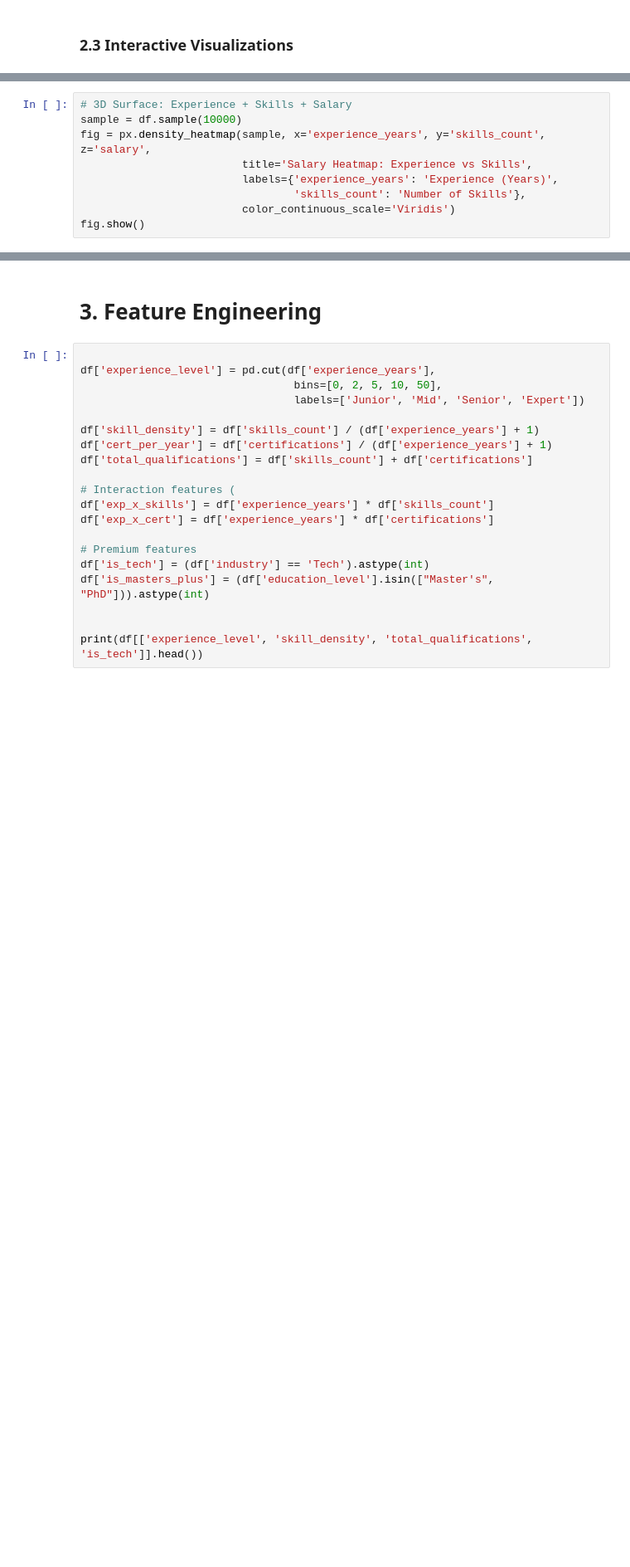
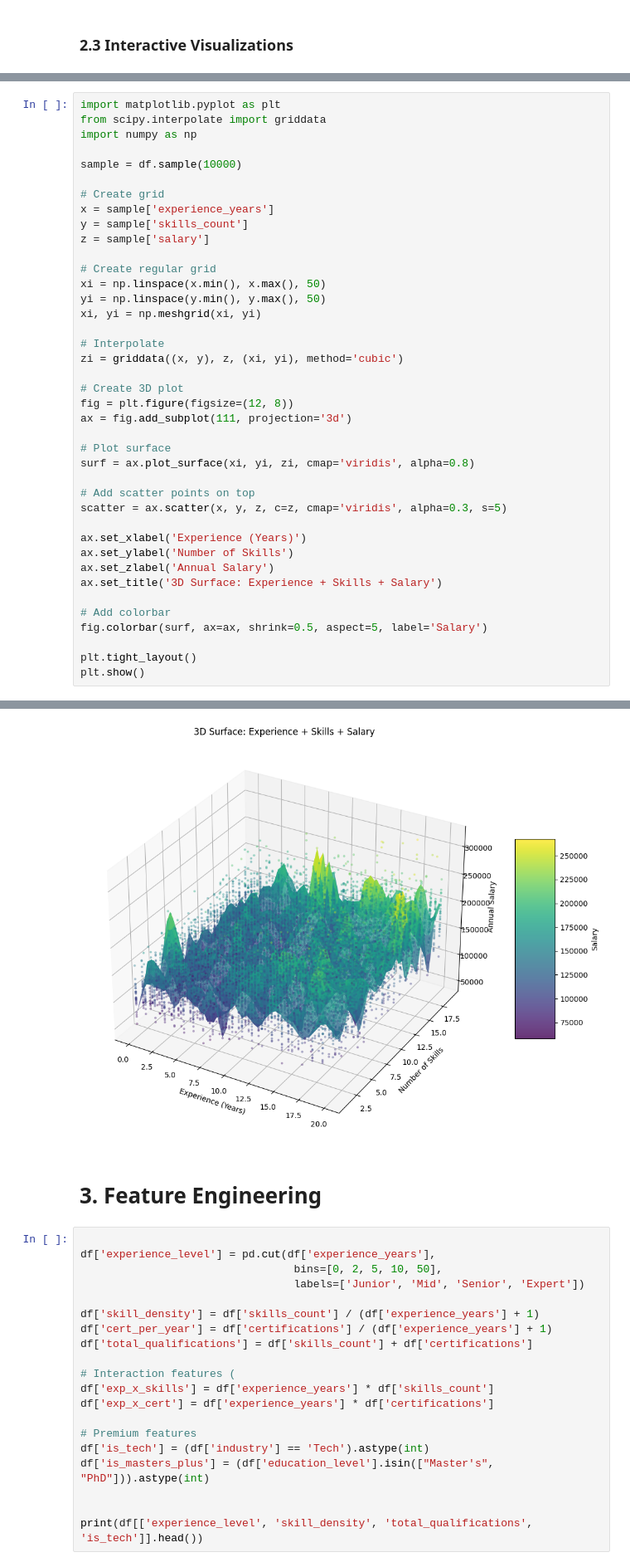
Before and after one commit to RAKIBUL424/salary-prediction-an-mlops-project, a Jupyter notebook: notebooks/predicting-salaries-with-precision-eda-modeling.ipynb, the cells around one changed output, grey strips where cells are left out. Shown at 83% size. Saved outputs shown, nothing was run; the diff lists cells and outputs as text; blank space fills up the shorter version.

```diff
--- a/notebooks/predicting-salaries-with-precision-eda-modeling.ipynb
+++ b/notebooks/predicting-salaries-with-precision-eda-modeling.ipynb
@@ -141,10 +197,41 @@ fig.show()
 # %%
-# 3D Surface: Experience + Skills + Salary
+import matplotlib.pyplot as plt
+from scipy.interpolate import griddata
+import numpy as np
+
 sample = df.sample(10000)
-fig = px.density_heatmap(sample, x='experience_years', y='skills_count', z='salary',
-                         title='Salary Heatmap: Experience vs Skills',
-                         labels={'experience_years': 'Experience (Years)',
-                                 'skills_count': 'Number of Skills'},
-                         color_continuous_scale='Viridis')
-fig.show()
+
+# Create grid
+x = sample['experience_years']
+y = sample['skills_count']
+z = sample['salary']
+
+# Create regular grid
+xi = np.linspace(x.min(), x.max(), 50)
+yi = np.linspace(y.min(), y.max(), 50)
+xi, yi = np.meshgrid(xi, yi)
+
+# Interpolate
+zi = griddata((x, y), z, (xi, yi), method='cubic')
+
+# Create 3D plot
+fig = plt.figure(figsize=(12, 8))
+ax = fig.add_subplot(111, projection='3d')
+
+# Plot surface
+surf = ax.plot_surface(xi, yi, zi, cmap='viridis', alpha=0.8)
+
+# Add scatter points on top
+scatter = ax.scatter(x, y, z, c=z, cmap='viridis', alpha=0.3, s=5)
+
+ax.set_xlabel('Experience (Years)')
+ax.set_ylabel('Number of Skills')
+ax.set_zlabel('Annual Salary')
+ax.set_title('3D Surface: Experience + Skills + Salary')
+
+# Add colorbar
+fig.colorbar(surf, ax=ax, shrink=0.5, aspect=5, label='Salary')
+
+plt.tight_layout()
+plt.show()
 # %% [output]
@@ -152,3 +238,4 @@ fig.show()
+[figure, added]
 # %% [markdown]
 # 3. Feature Engineering
 # %%
```
Also changed, not shown: parts of 9 cells of this notebook, 8 other files.
